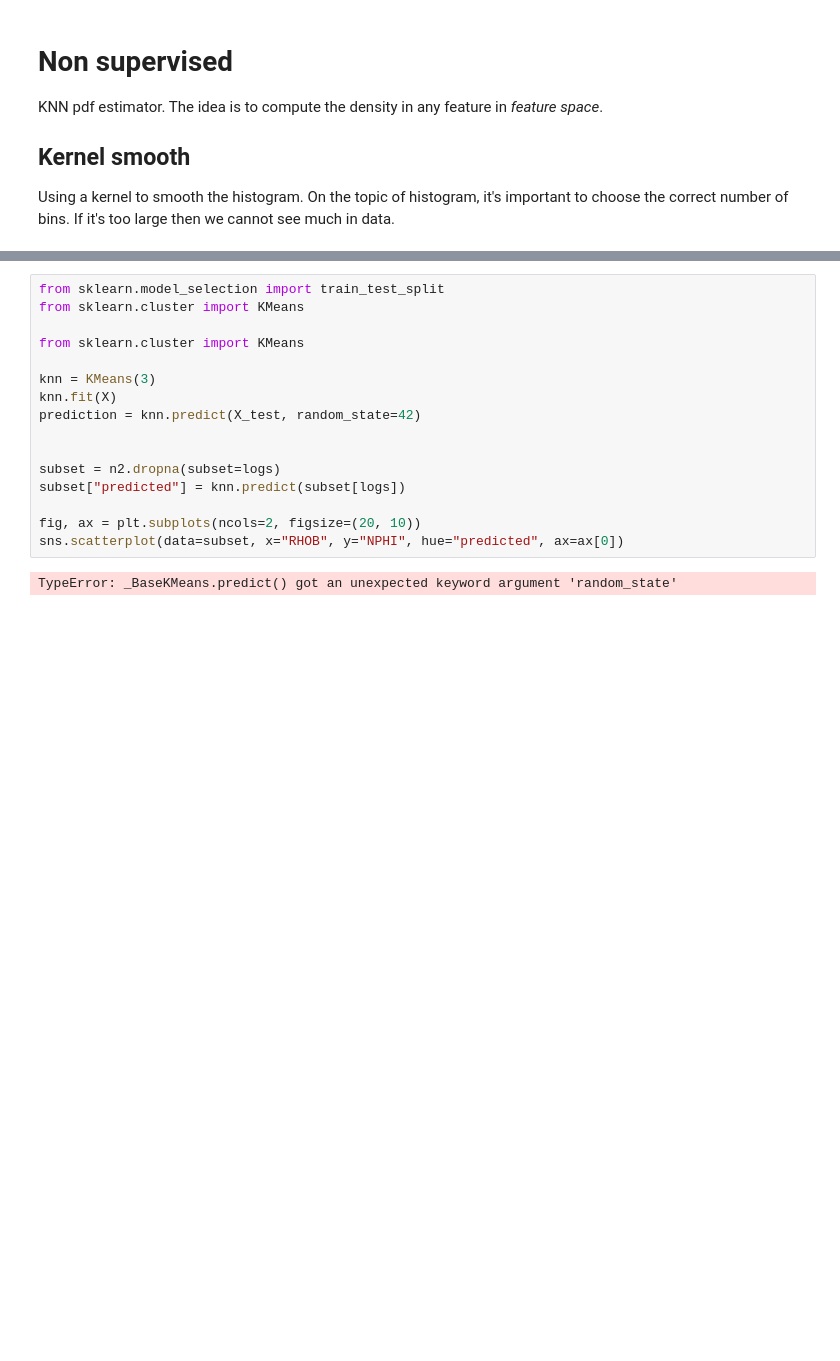
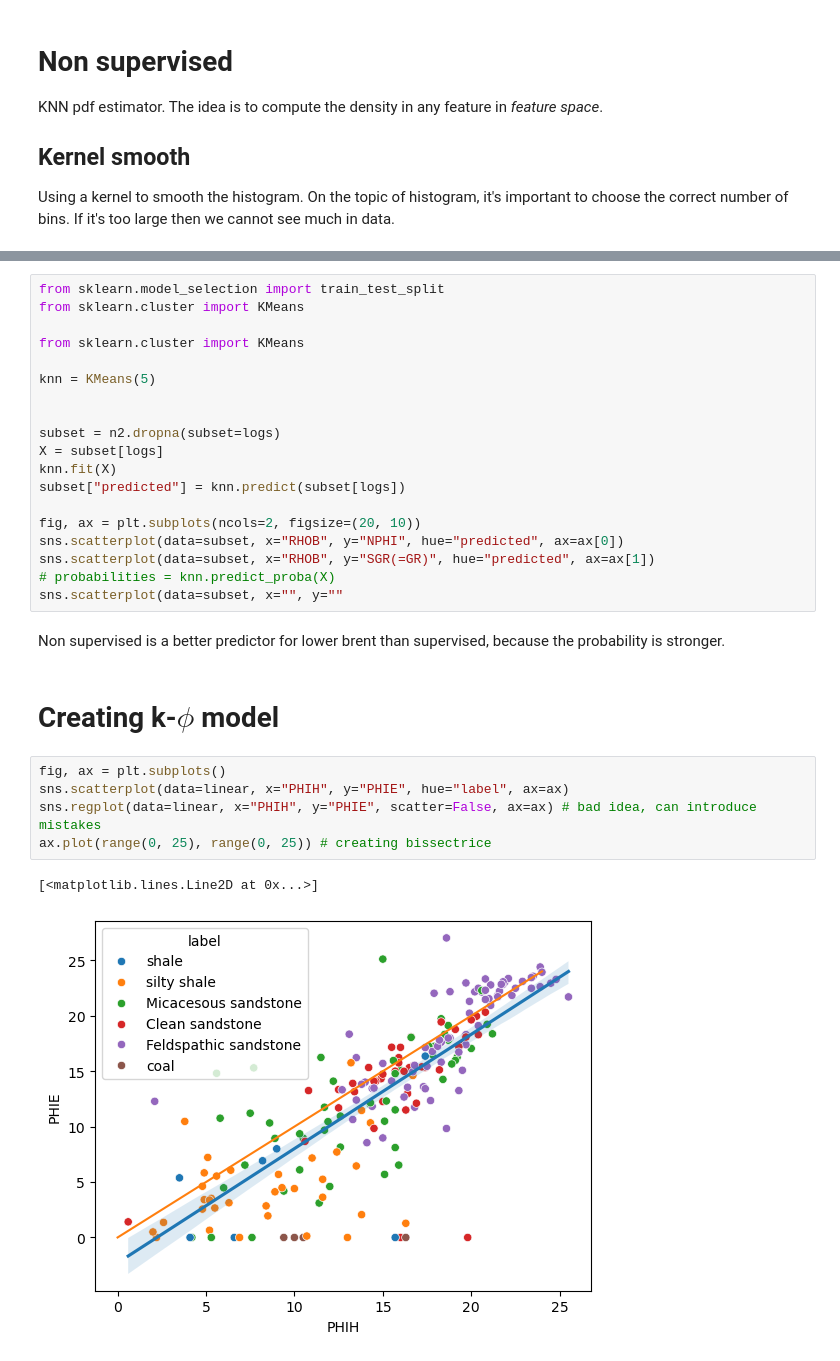
Before and after one commit to Dunckleosteus/Well-data, a Jupyter notebook: Well.ipynb, the cells around one changed output, grey strips where cells are left out. Cells and saved outputs as stored; diff of their text form; blank space fills up the shorter version.

```diff
--- a/Well.ipynb
+++ b/Well.ipynb
@@ -398,15 +422,28 @@ from sklearn.cluster import KMeans
 
 from sklearn.cluster import KMeans
 
-knn = KMeans(3)
-knn.fit(X)
-prediction = knn.predict(X_test, random_state=42)
+knn = KMeans(5)
 
 
 subset = n2.dropna(subset=logs)
+X = subset[logs]
+knn.fit(X)
 subset["predicted"] = knn.predict(subset[logs])
 
 fig, ax = plt.subplots(ncols=2, figsize=(20, 10))
 sns.scatterplot(data=subset, x="RHOB", y="NPHI", hue="predicted", ax=ax[0])
+sns.scatterplot(data=subset, x="RHOB", y="SGR(=GR)", hue="predicted", ax=ax[1])
+# probabilities = knn.predict_proba(X)
+sns.scatterplot(data=subset, x="", y=""
-# %% [output]
-TypeError: _BaseKMeans.predict() got an unexpected keyword argument 'random_state'
+# %% [markdown]
+Non supervised is a better predictor for lower brent than supervised, because the probability is stronger.
+# %% [markdown]
+# Creating k-$\phi$ model
+# %%
+fig, ax = plt.subplots()
+sns.scatterplot(data=linear, x="PHIH", y="PHIE", hue="label", ax=ax)
+sns.regplot(data=linear, x="PHIH", y="PHIE", scatter=False, ax=ax) # bad idea, can introduce mistakes
+ax.plot(range(0, 25), range(0, 25)) # creating bissectrice
+# %% [output]
+[<matplotlib.lines.Line2D at 0x...>]
+[figure, added]
```
Also changed, not shown: parts of 22 cells of this notebook, 1 other file.
